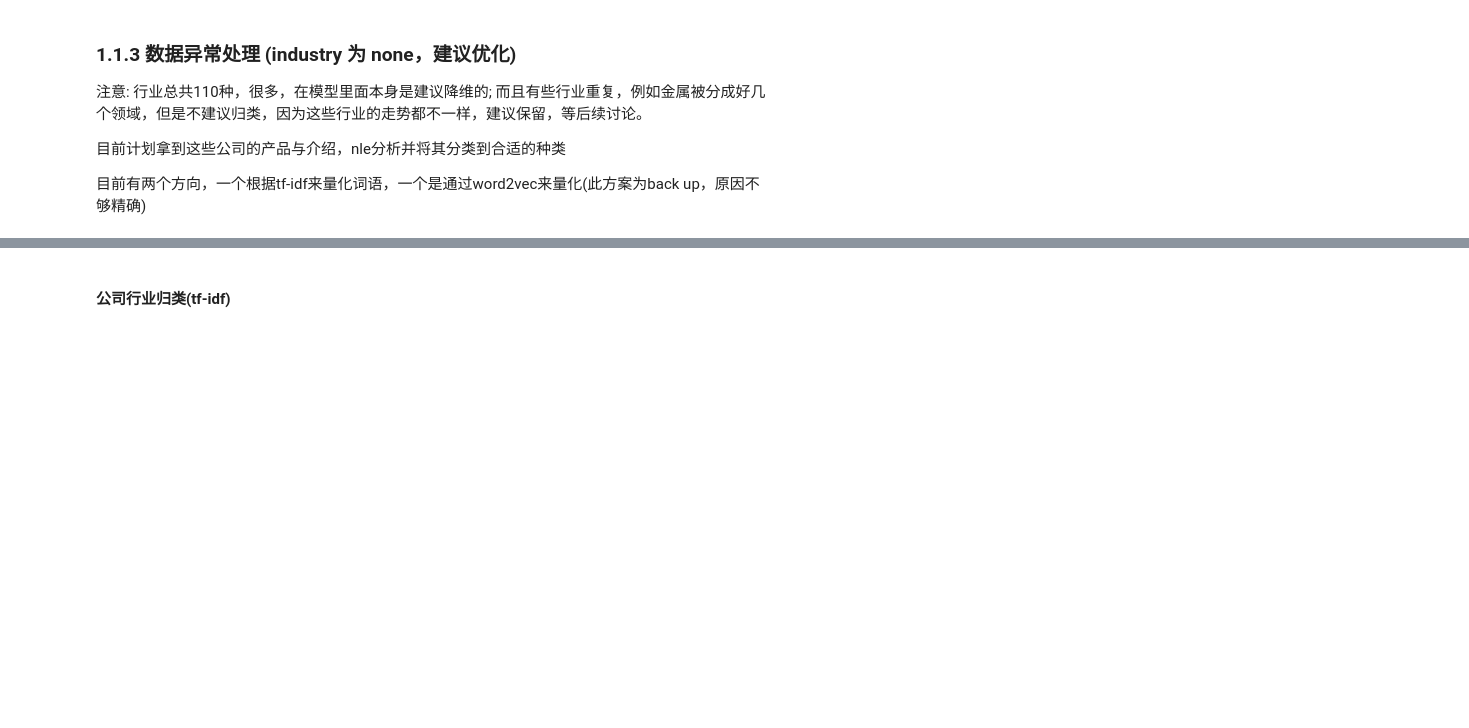
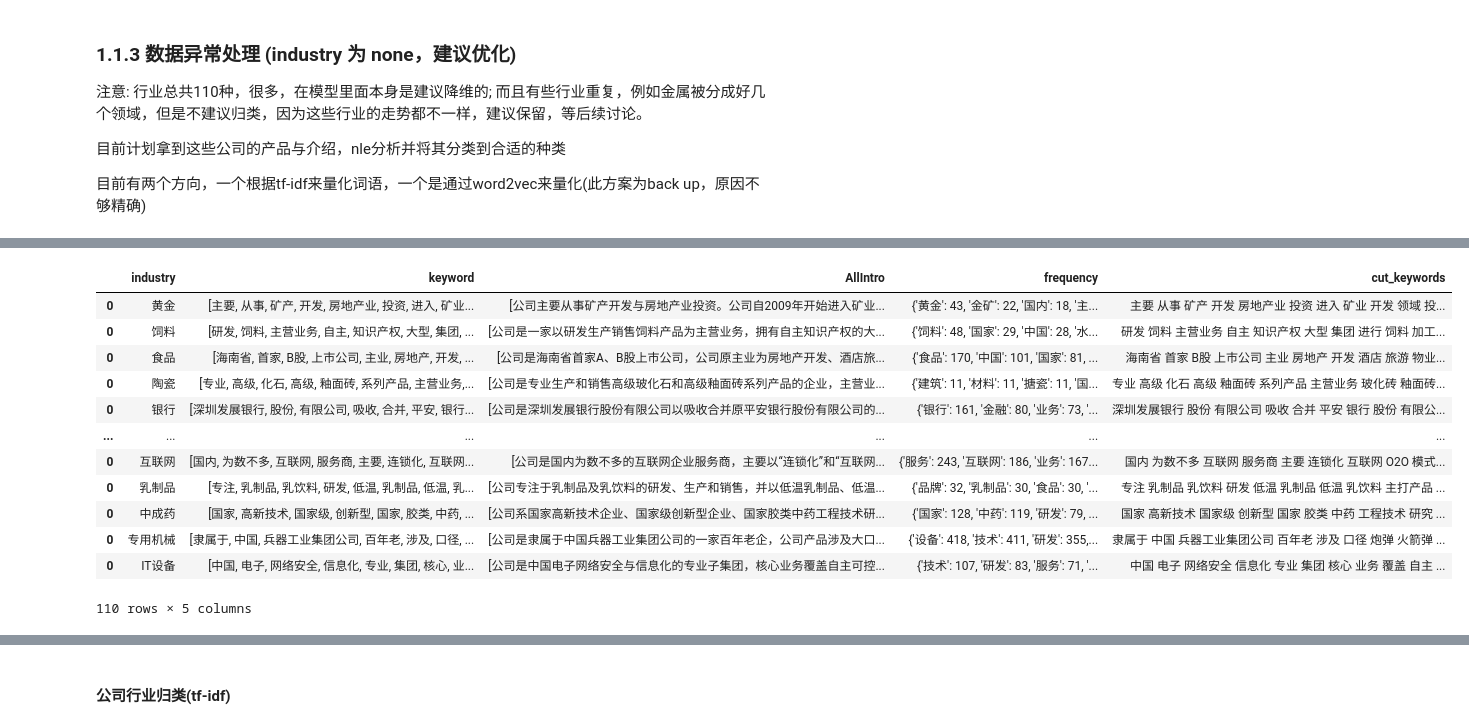
Before and after one commit to Tommyczc/stockMarketAnalysis, a Jupyter notebook: getStockData.ipynb, the cells around one changed output, grey strips where cells are left out. Cells and saved outputs as stored; diff of their text form; code cells hidden in the pictures; blank space fills up the shorter version.

```diff
--- a/getStockData.ipynb
+++ b/getStockData.ipynb
@@ -369,7 +477,7 @@ cn_stopwords=getStopWords("NLP/stopwords/cn_stopwords.txt")
 baidu_stopword=getStopWords("NLP/stopwords/baidu_stopwords.txt")
 hit_stopword=getStopWords("NLP/stopwords/hit_stopwords.txt")
 scu_stopword=getStopWords("NLP/stopwords/scu_stopwords.txt")
-myStopword=['一家','','目前','公司','产品','企业','生产','山东','上市','坚实','每天','天天','完全','没有','众多','提供','完全','以古','地方','拥有','下属','固有','无处不在','行业','销售']
+myStopword=['一家','','目前','公司','产品','企业','生产','山东','上市','坚实','每天','天天','完全','没有','众多','提供','完全','以古','地方','典当','拥有','下属','固有','无处不在','行业','销售']
 limitedIndustryList=['机场','批发业','陶瓷','商品城','林业','电器连锁','公路']
 stopword_list=cn_stopwords+hit_stopword+baidu_stopword+scu_stopword+myStopword
 
@@ -403,36 +511,50 @@ for intro in list(knownIndustryDF.groupby('industry')):
     for para in intro[1][['keyword','introduction']].values:
         paras+=para[0]
         AllIntroduction.append(para[1])
 
     ###calculate word frequency
     freq={}
     for word in paras:
         if word in freq:
             freq[word]+=1
         else:
             freq[word]=1
     freq=sorted(freq.items(), key = lambda kv:kv[1],reverse=True)
     freq = dict(freq)
     #('机场', 5), ('批发业', 5), ('陶瓷', 5), ('商品城', 4), ('林业', 4), ('电器连锁', 2), ('公路', 2)
     ###开始排除部分词频为1的词语，减少影响，以上的行业关键词看情况减少，因为样本数量实在太少了
     notIncludedIndustryWords=[]
-    for key, value in freq.items():
-        if value==1:
-            notIncludedIndustryWords.append(key)
-            # stopword_list.append(key)
+    # for key, value in freq.items():
+    #     if value==1:
+    #         notIncludedIndustryWords.append(value)
+    #         stopword_list.append(value)
     # if intro[0] not in limitedIndustryList:
     # print("industry: {}, notIncl: {}".format(intro[0],notIncludedIndustryWords))
     # paras=[x for x in paras if x not in notIncludedIndustryWords]
 
     row=pd.DataFrame({'industry':intro[0],'keyword':[paras],'AllIntro':[AllIntroduction],'frequency':[freq]})
     introductionByIndustry=pd.concat([row,introductionByIndustry])
 
 introductionByIndustry['cut_keywords']=introductionByIndustry.apply(lambda x:" ".join(x['keyword']), axis=1)
 
 ###
 #对未知行业的关键词也进行筛选
 noneIndustryDF['keyword']=noneIndustryDF['keyword'].apply(lambda x: [j for j in x if j not in stopword_list])
 knownIndustryDF['keyword']=knownIndustryDF['keyword'].apply(lambda x : [j for j in x if j not in stopword_list])
 introductionByIndustry
+# %% [output]
+|  | industry | keyword | AllIntro | frequency | cut_keywords |
+| 0 | 黄金 | [主要, 从事, 矿产, 开发, 房地产业, 投资, 进入, 矿业... | [公司主要从事矿产开发与房地产业投资。公司自2009年开始进入矿业... | {'黄金': 43, '金矿': 22, '国内': 18, '主... | 主要 从事 矿产 开发 房地产业 投资 进入 矿业 开发 领域 投... |
+| 0 | 饲料 | [研发, 饲料, 主营业务, 自主, 知识产权, 大型, 集团, ... | [公司是一家以研发生产销售饲料产品为主营业务，拥有自主知识产权的大... | {'饲料': 48, '国家': 29, '中国': 28, '水... | 研发 饲料 主营业务 自主 知识产权 大型 集团 进行 饲料 加工... |
+| 0 | 食品 | [海南省, 首家, B股, 上市公司, 主业, 房地产, 开发, ... | [公司是海南省首家A、B股上市公司，公司原主业为房地产开发、酒店旅... | {'食品': 170, '中国': 101, '国家': 81, ... | 海南省 首家 B股 上市公司 主业 房地产 开发 酒店 旅游 物业... |
+| 0 | 陶瓷 | [专业, 高级, 化石, 高级, 釉面砖, 系列产品, 主营业务,... | [公司是专业生产和销售高级玻化石和高级釉面砖系列产品的企业，主营业... | {'建筑': 11, '材料': 11, '搪瓷': 11, '国... | 专业 高级 化石 高级 釉面砖 系列产品 主营业务 玻化砖 釉面砖... |
+| 0 | 银行 | [深圳发展银行, 股份, 有限公司, 吸收, 合并, 平安, 银行... | [公司是深圳发展银行股份有限公司以吸收合并原平安银行股份有限公司的... | {'银行': 161, '金融': 80, '业务': 73, '... | 深圳发展银行 股份 有限公司 吸收 合并 平安 银行 股份 有限公... |
+| ... | ... | ... | ... | ... | ... |
+| 0 | 互联网 | [国内, 为数不多, 互联网, 服务商, 主要, 连锁化, 互联网... | [公司是国内为数不多的互联网企业服务商，主要以“连锁化”和“互联网... | {'服务': 243, '互联网': 186, '业务': 167... | 国内 为数不多 互联网 服务商 主要 连锁化 互联网 O2O 模式... |
+| 0 | 乳制品 | [专注, 乳制品, 乳饮料, 研发, 低温, 乳制品, 低温, 乳... | [公司专注于乳制品及乳饮料的研发、生产和销售，并以低温乳制品、低温... | {'品牌': 32, '乳制品': 30, '食品': 30, '... | 专注 乳制品 乳饮料 研发 低温 乳制品 低温 乳饮料 主打产品 ... |
+| 0 | 中成药 | [国家, 高新技术, 国家级, 创新型, 国家, 胶类, 中药, ... | [公司系国家高新技术企业、国家级创新型企业、国家胶类中药工程技术研... | {'国家': 128, '中药': 119, '研发': 79, ... | 国家 高新技术 国家级 创新型 国家 胶类 中药 工程技术 研究 ... |
+| 0 | 专用机械 | [隶属于, 中国, 兵器工业集团公司, 百年老, 涉及, 口径, ... | [公司是隶属于中国兵器工业集团公司的一家百年老企，公司产品涉及大口... | {'设备': 418, '技术': 411, '研发': 355,... | 隶属于 中国 兵器工业集团公司 百年老 涉及 口径 炮弹 火箭弹 ... |
+| 0 | IT设备 | [中国, 电子, 网络安全, 信息化, 专业, 集团, 核心, 业... | [公司是中国电子网络安全与信息化的专业子集团，核心业务覆盖自主可控... | {'技术': 107, '研发': 83, '服务': 71, '... | 中国 电子 网络安全 信息化 专业 集团 核心 业务 覆盖 自主 ... |
+110 rows × 5 columns
 # %%
 introductionByIndustry.loc[introductionByIndustry["industry"].isin(limitedIndustryList)]
```
Also changed, not shown: parts of 16 cells of this notebook.
